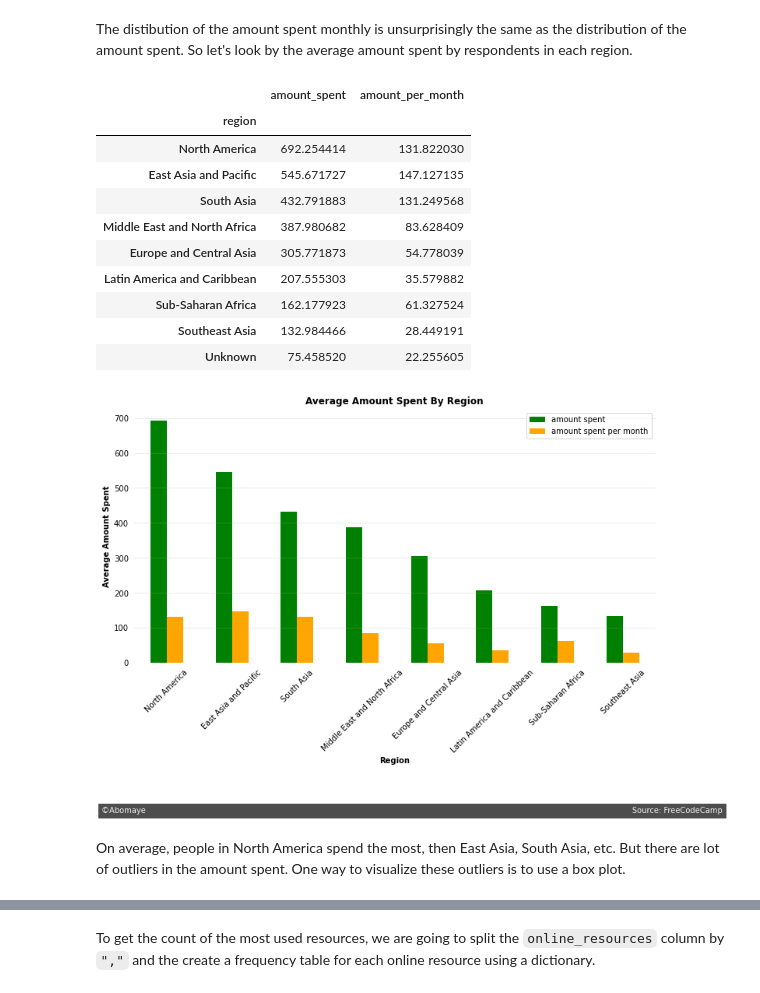
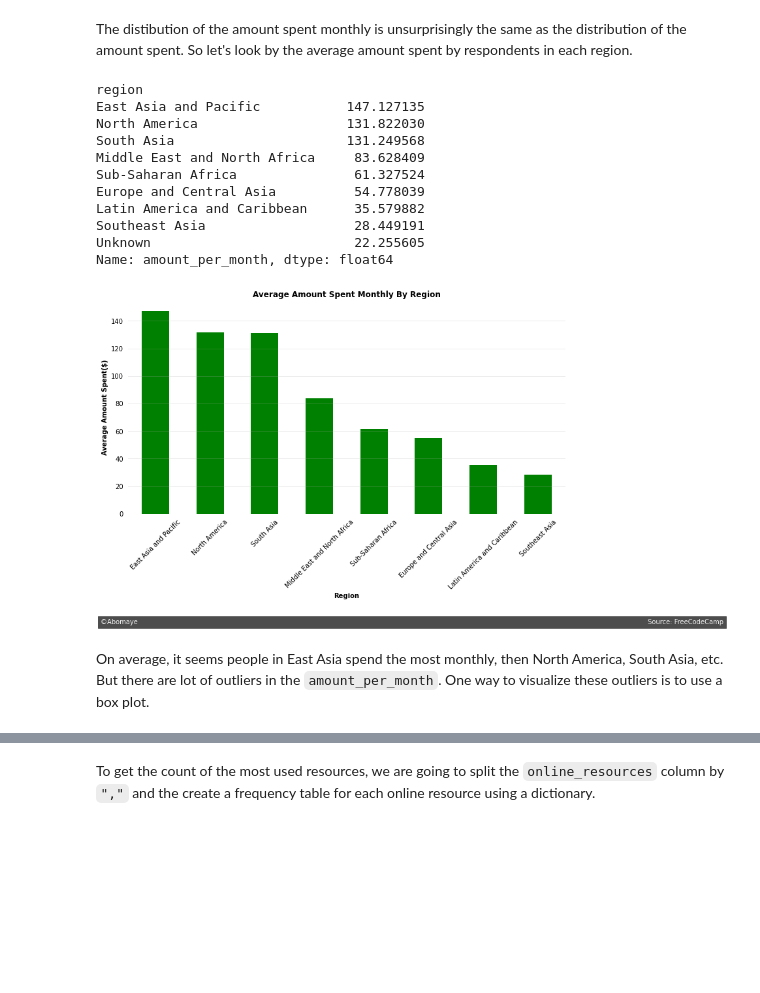
Before and after one commit to yickysan/FCC-survey, a Jupyter notebook: fcc 2021 survey.ipynb, the cells around one changed output, grey strips where cells are left out. Cells and saved outputs as stored; diff of their text form; code cells hidden in the pictures; blank space fills up the shorter version.

Commit message:
updated plot and text

```diff
--- a/fcc 2021 survey.ipynb
+++ b/fcc 2021 survey.ipynb
@@ -673,41 +679,40 @@ plt.show()
 # %% [markdown]
 The distibution of the amount spent monthly is unsurprisingly the same as the distribution of the amount spent. So let's look by the average amount spent by respondents in each region.
 # %%
-average_amount_region = fcc.groupby("region")[["amount_spent", "amount_per_month"]].mean() # groups the data by the region and aggregate by the mean
+average_amount_region = fcc.groupby("region")["amount_per_month"].mean() # groups the data by the region and aggregate by the mean
 # %%
-average_amount_region.sort_values("amount_spent", ascending=False)
+average_amount_region.sort_values(ascending=False)
 # %% [output]
-|  | amount_spent | amount_per_month |
-| region |  |  |
-| North America | 692.254414 | 131.822030 |
-| East Asia and Pacific | 545.671727 | 147.127135 |
-| South Asia | 432.791883 | 131.249568 |
-| Middle East and North Africa | 387.980682 | 83.628409 |
-| Europe and Central Asia | 305.771873 | 54.778039 |
-| Latin America and Caribbean | 207.555303 | 35.579882 |
-| Sub-Saharan Africa | 162.177923 | 61.327524 |
-| Southeast Asia | 132.984466 | 28.449191 |
-| Unknown | 75.458520 | 22.255605 |
+region
+East Asia and Pacific           147.127135
+North America                   131.822030
+South Asia                      131.249568
+Middle East and North Africa     83.628409
+Sub-Saharan Africa               61.327524
+Europe and Central Asia          54.778039
+Latin America and Caribbean      35.579882
+Southeast Asia                   28.449191
+Unknown                          22.255605
+Name: amount_per_month, dtype: float64
 # %%
-ax = average_amount_region.sort_values("amount_spent", ascending=False).drop("Unknown").plot.bar(figsize=(12, 6),
-                                                                                               color=["green", "orange"])
+ax = average_amount_region.sort_values(ascending=False).drop("Unknown").plot.bar(figsize=(12, 6),
+                                                                                               color="green")
 spines = ["top", "bottom", "right", "left"]
 for spine in spines:
     ax.spines[spine].set_visible(False)
 ax.grid(True, alpha=0.3, axis="y")
 ax.tick_params(bottom=0, left=0)
 plt.xticks(rotation=45)
-plt.legend(labels=["amount spent", "amount spent per month"])
-plt.ylabel("Average Amount Spent", weight="bold")
+plt.ylabel("Average Amount Spent($)", weight="bold")
 plt.xlabel("Region", weight="bold")
-ax.text(-1, -430, "©Abomaye" +" "*200 + "Source: FreeCodeCamp",
+ax.text(-1, -80, "©Abomaye" +" "*250 + "Source: FreeCodeCamp",
        color="#f0f0f0", backgroundcolor="#4d4d4d")
-plt.title("Average Amount Spent By Region", weight="bold")
+plt.title("Average Amount Spent Monthly By Region", weight="bold")
 plt.show()
 # %% [output]
-[figure, old version]
+[figure, new version]
 # %% [markdown]
-On average, people in North America spend the most, then East Asia, South Asia, etc. But there are lot of outliers in the amount spent. One way to visualize these outliers is to use a box plot.
+On average, it seems people in East Asia spend the most monthly, then North America, South Asia, etc. But there are lot of outliers in the `amount_per_month`. One way to visualize these outliers is to use a box plot.
 # %%
 # generating a box plot of the amount spent
 plt.figure(figsize=(12,6))
```
Also changed, not shown: parts of 7 cells of this notebook.
